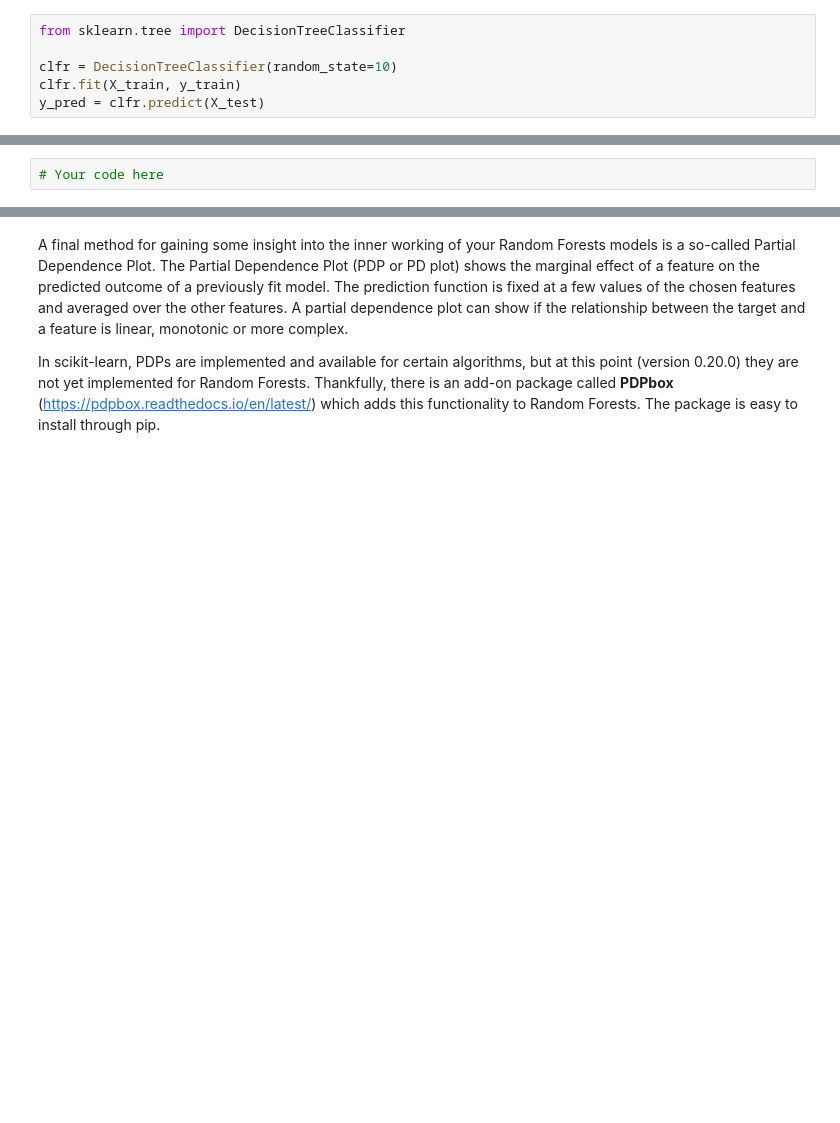
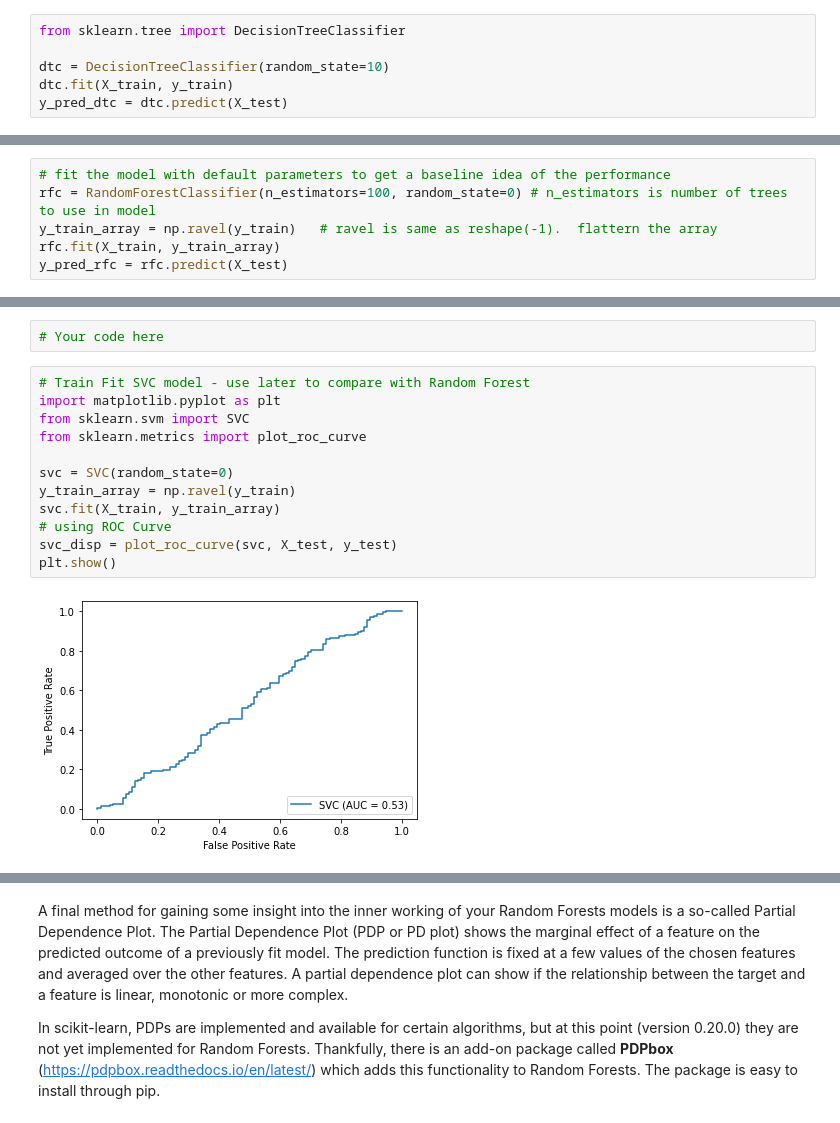
Before and after one commit to weboctave/mec-mini-projects, a Jupyter notebook: mec-13.5.1-tree-based-algorithms-mini-project/Mini_Project_Tree-Based_Algorithms.ipynb, the cells around one changed output, grey strips where cells are left out. Saved outputs shown, nothing was run; the diff lists cells and outputs as text; blank space fills up the shorter version.

Commit message:
Added Random Forest Classifier and compare ROC curve to SVC, Decision Tree

```diff
--- a/mec-13.5.1-tree-based-algorithms-mini-project/Mini_Project_Tree-Based_Algorithms.ipynb
+++ b/mec-13.5.1-tree-based-algorithms-mini-project/Mini_Project_Tree-Based_Algorithms.ipynb
@@ -133,7 +139,7 @@ print(y_train.shape)
 # %%
 from sklearn.tree import DecisionTreeClassifier
 
-clfr = DecisionTreeClassifier(random_state=10)
-clfr.fit(X_train, y_train)
-y_pred = clfr.predict(X_test)
+dtc = DecisionTreeClassifier(random_state=10)
+dtc.fit(X_train, y_train)
+y_pred_dtc = dtc.predict(X_test)
 # %%
@@ -370,0 +387,6 @@ from sklearn.ensemble import RandomForestClassifier
+# %%
+# fit the model with default parameters to get a baseline idea of the performance
+rfc = RandomForestClassifier(n_estimators=100, random_state=0) # n_estimators is number of trees to use in model
+y_train_array = np.ravel(y_train)   # ravel is same as reshape(-1).  flattern the array
+rfc.fit(X_train, y_train_array)
+y_pred_rfc = rfc.predict(X_test)
@@ -376,3 +445,17 @@ You can see how to use this in the scikit-learn documentation (http://scikit-lea
 Now you try! Let's visualize the importance of features from your Random Forests model!
 # %%
 # Your code here
+# %%
+# Train Fit SVC model - use later to compare with Random Forest
+import matplotlib.pyplot as plt
+from sklearn.svm import SVC
+from sklearn.metrics import plot_roc_curve
+
+svc = SVC(random_state=0)
+y_train_array = np.ravel(y_train)
+svc.fit(X_train, y_train_array)
+# using ROC Curve
+svc_disp = plot_roc_curve(svc, X_test, y_test)
+plt.show()
+# %% [output]
+[figure, added]
```
Also changed, not shown: parts of 19 cells of this notebook.
